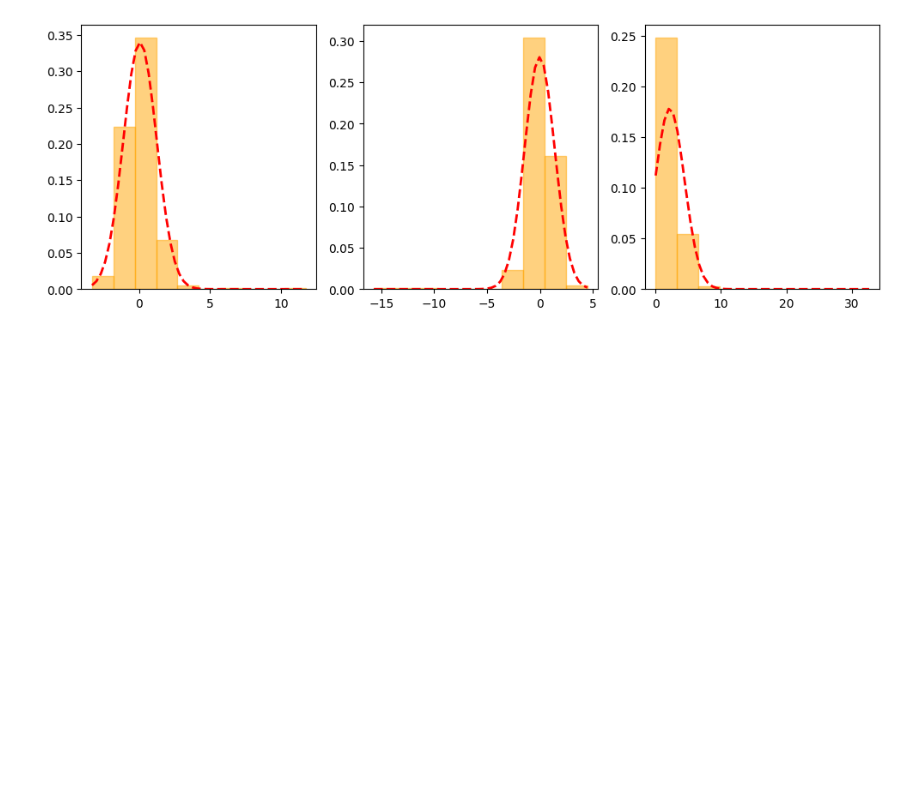
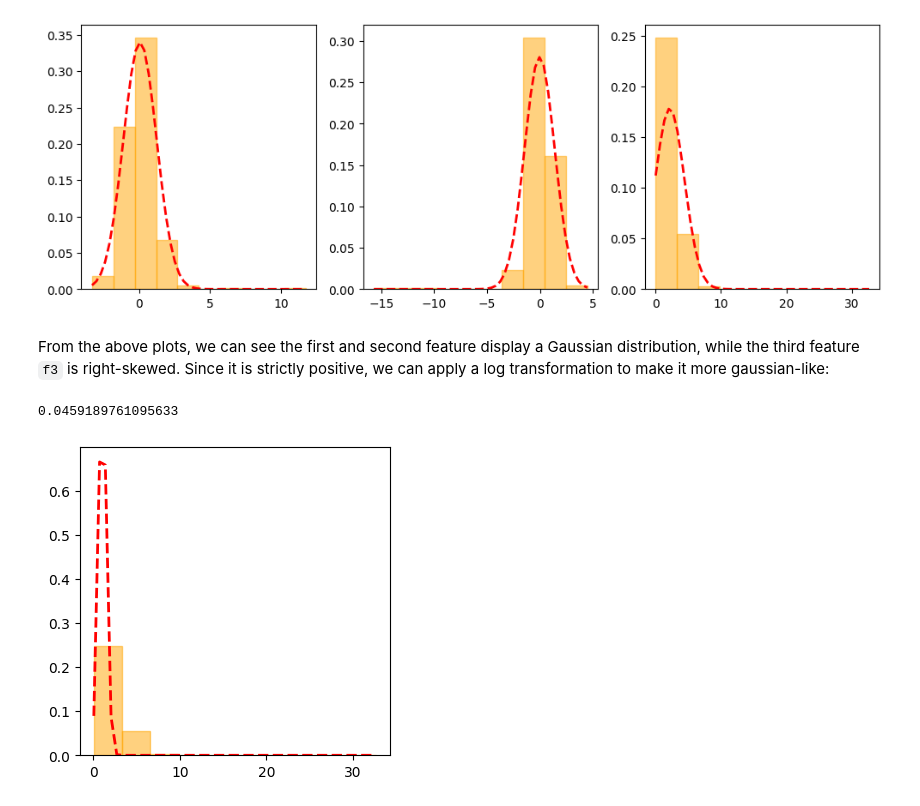
Before and after one commit to mirko-leccese/The-Machine-Learning-Project, a Jupyter notebook: anomaly-detection/density-estimation.ipynb, the cells around one changed output. Drawn from its saved outputs; the diff is of its cells as text; code cells hidden in the pictures; blank space fills up the shorter version.

Commit message:
feat: add gaussian density estimation

```diff
--- a/anomaly-detection/density-estimation.ipynb
+++ b/anomaly-detection/density-estimation.ipynb
@@ -134,3 +135,30 @@ ax[2].plot(
 plt.show()
 # %% [output]
 [figure]
+# %% [markdown]
+From the above plots, we can see the first and second feature display a Gaussian distribution, while the third feature `f3` is right-skewed. Since it is strictly positive, we can apply a log transformation to make it more gaussian-like:
+# %%
+df["f3"].min()
+# %% [output]
+0.0459189761095633
+# %%
+df_base = df.copy()
+# %%
+df_base["f3"] = df_base["f3"].apply(lambda x: np.log(x+1))
+# %%
+# Plotting each feature distribution
+fig, ax = plt.subplots(figsize=(4,4))
+
+x_f3 = np.linspace(min(df["f3"]), max(df["f3"]))
+
+ax.hist(x=df["f3"], bins=sturges_bins(df_base["f3"]), color="orange", edgecolor="orange", alpha=0.5, density=True)
+ax.plot(
+    x_f3,
+    gaussian(x_f3,
+             sample_mean(df_base["f3"]),
+             np.sqrt(sample_variance(df_base["f3"]))),
+    color="red", lw=2, ls="--")
+
+plt.show()
+# %% [output]
+[figure, added]
```
Also changed, not shown: parts of 13 cells of this notebook.
